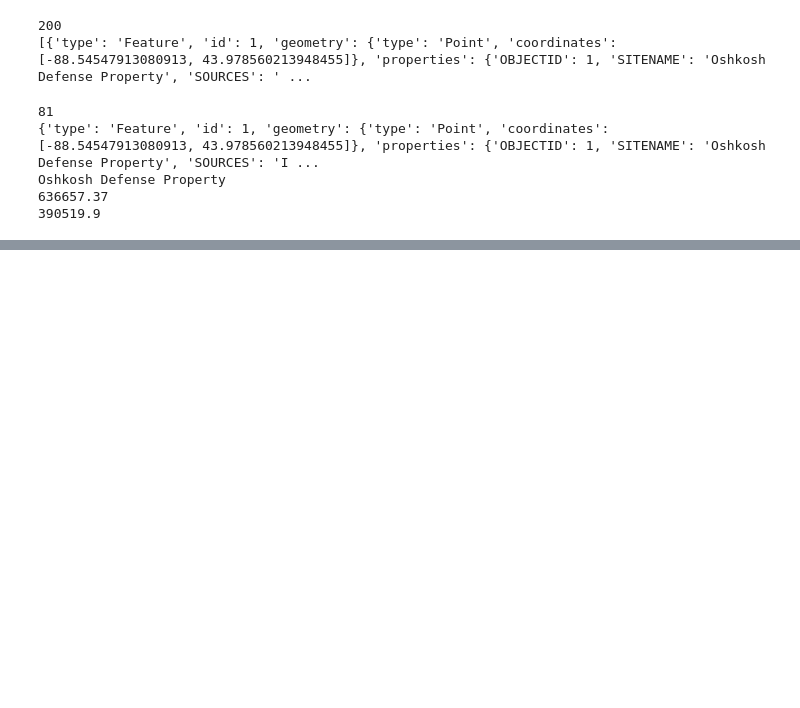
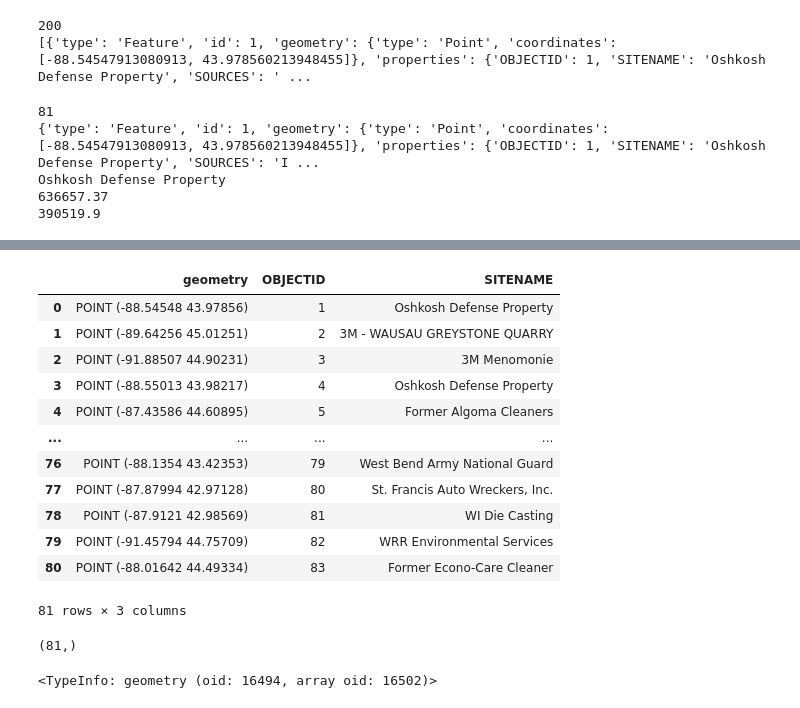
Before and after one commit to Marcus-Richmond/wi-pfas-dashboard, a Jupyter notebook: notebooks/database import pfas sites open.ipynb, the cells around one changed output, grey strips where cells are left out. Drawn from its saved outputs; the diff is of its cells as text; code cells hidden in the pictures; blank space fills up the shorter version.

Commit message:
upload layer to database

```diff
--- a/notebooks/database import pfas sites open.ipynb
+++ b/notebooks/database import pfas sites open.ipynb
@@ -119,0 +134,22 @@ sites_gdf
+# %%
+# list columns to keep
+cols_to_keep = ['geometry', 'OBJECTID', 'SITENAME']
+
+# filter columns
+sites_gdf_filtered = sites_gdf.drop(sites_gdf.columns.difference(cols_to_keep), axis=1)
+
+sites_gdf_filtered
+# %% [output]
+|  | geometry | OBJECTID | SITENAME |
+| 0 | POINT (-88.54548 43.97856) | 1 | Oshkosh Defense Property |
+| 1 | POINT (-89.64256 45.01251) | 2 | 3M - WAUSAU GREYSTONE QUARRY |
+| 2 | POINT (-91.88507 44.90231) | 3 | 3M Menomonie |
+| 3 | POINT (-88.55013 43.98217) | 4 | Oshkosh Defense Property |
+| 4 | POINT (-87.43586 44.60895) | 5 | Former Algoma Cleaners |
+| ... | ... | ... | ... |
+| 76 | POINT (-88.1354 43.42353) | 79 | West Bend Army National Guard |
+| 77 | POINT (-87.87994 42.97128) | 80 | St. Francis Auto Wreckers, Inc. |
+| 78 | POINT (-87.9121 42.98569) | 81 | WI Die Casting |
+| 79 | POINT (-91.45794 44.75709) | 82 | WRR Environmental Services |
+| 80 | POINT (-88.01642 44.49334) | 83 | Former Econo-Care Cleaner |
+81 rows × 3 columns
@@ -119,0 +188,13 @@ sites_gdf
+# %%
+# test database connection
+conn.execute(
+    "SELECT COUNT(*) FROM public.pfas_sites"
+).fetchone()
+# %% [output]
+(81,)
+# %%
+geometry_info = TypeInfo.fetch(conn, "geometry")
+
+geometry_info
+# %% [output]
+<TypeInfo: geometry (oid: 16494, array oid: 16502)>
```
Also changed, not shown: parts of 6 cells of this notebook, 1 other file.
